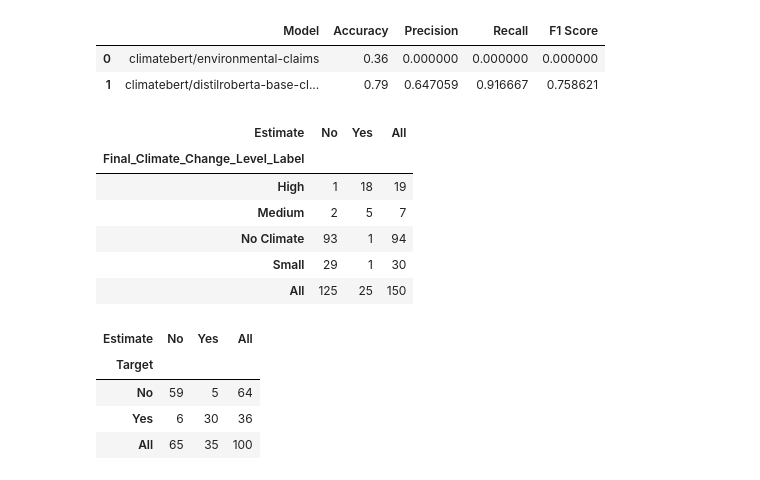
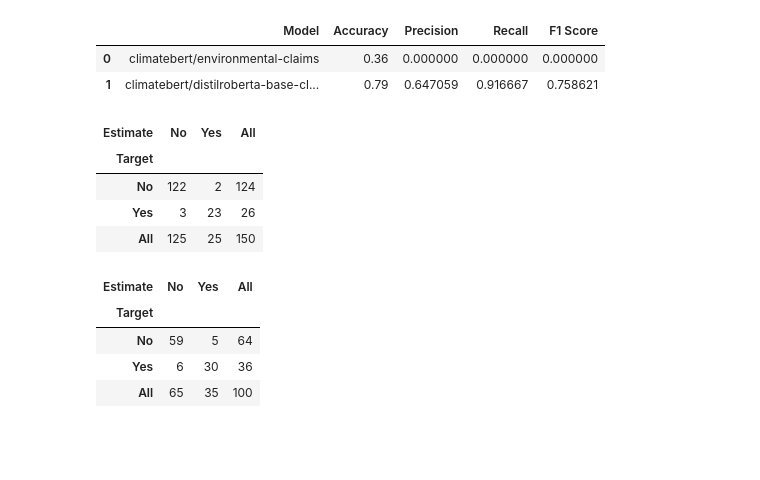
Before and after one commit to TBoedt/Constructing-A-Climate-Change-Concern-Index-Based-Upon-US-Newspaper-Articles, a Jupyter notebook: Classification.ipynb, the cells around one changed output. Saved outputs shown, nothing was run; the diff lists cells and outputs as text; code cells hidden in the pictures; blank space fills up the shorter version.

```diff
--- a/Classification.ipynb
+++ b/Classification.ipynb
@@ -869,14 +883,12 @@ Bert_test_result_df
 # %%
 #IPCC_UNDP_BBC
 Lexicon_cross = pd.concat([EPA_Lexicon, BBC_Lexicon]).drop_duplicates()
-get_cross_table(Text_df_test, Lexicon_cross, 7, "Absolute Frequency", False)
+get_cross_table(Text_df_test, Lexicon_cross, 7, "Absolute Frequency", True)
 # %% [output]
 | Estimate | No | Yes | All |
-| Final_Climate_Change_Level_Label |  |  |  |
-| High | 1 | 18 | 19 |
-| Medium | 2 | 5 | 7 |
-| No Climate | 93 | 1 | 94 |
-| Small | 29 | 1 | 30 |
+| Target |  |  |  |
+| No | 122 | 2 | 124 |
+| Yes | 3 | 23 | 26 |
 | All | 125 | 25 | 150 |
 # %%
 get_cross_table(Text_df_test, EPA_Lexicon, 0.6, "Relative Frequency", True)
```
Also changed, not shown: parts of 10 cells of this notebook, 4 other files.
